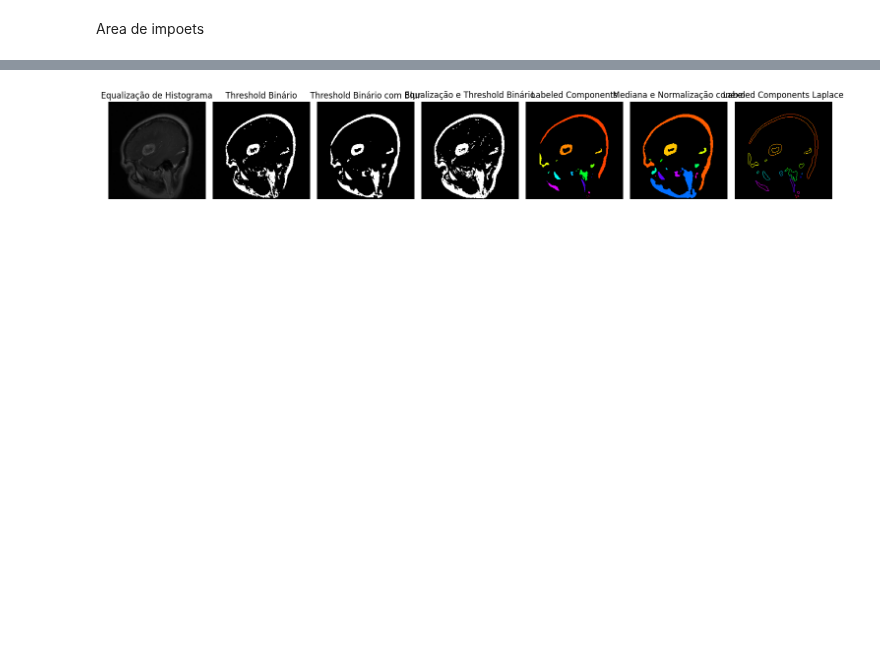
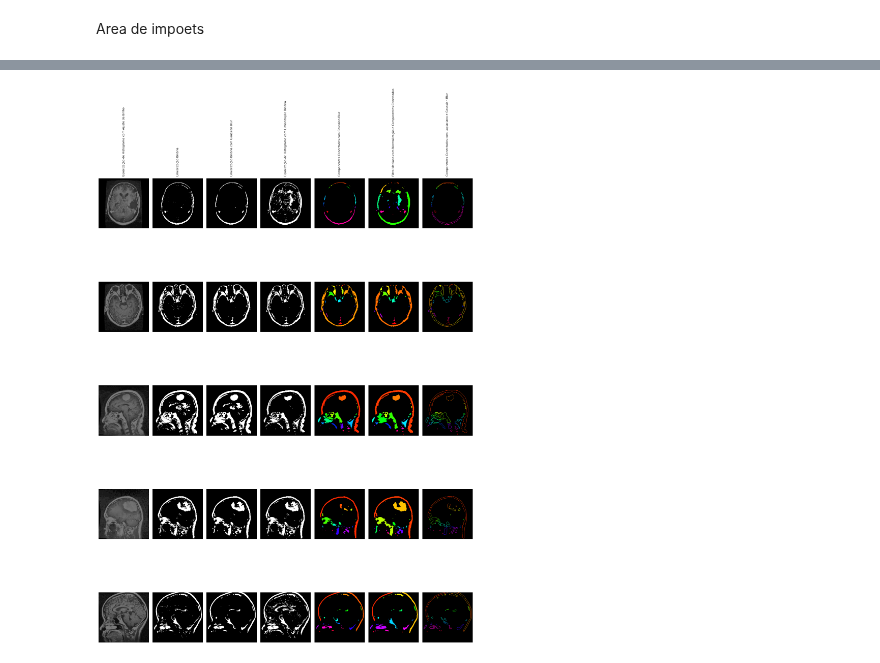
Before and after one commit to ViniciusBPessoa/Repositorio_Academico_Multidisciplinar, a Jupyter notebook: Processamento_imagens/projeto bolado/principal_algoritimo.ipynb, the cells around one changed output, grey strips where cells are left out. Cells and saved outputs as stored; diff of their text form; code cells hidden in the pictures; blank space fills up the shorter version.

```diff
--- a/Processamento_imagens/projeto bolado/principal_algoritimo.ipynb
+++ b/Processamento_imagens/projeto bolado/principal_algoritimo.ipynb
@@ -432,27 +501,46 @@ def metodologia_pre_tc_gus_bn_lp_cpc(imagem_usada):
     laplacian = cv2.Laplacian(labeled_img, cv2.CV_8U)
 
     return laplacian
-# %%
-imagens = {
-    'Equalização de Histograma': metodologia_pre_tc_eh(Imagem_pika),
-    'Threshold Binário': metodologia_pre_tc_bn(Imagem_pika),
-    'Threshold Binário com Blur': metodologia_pre_tc_gus_bn(Imagem_pika),
-    'Equalização e Threshold Binário': metodologia_pre_tc_eh_bn(Imagem_pika),
-    'Labeled Components': metodologia_pre_tc_gus_bn_cpc(Imagem_pika),
-    'Mediana e Normalização conexo': metodologia_pre_tc_mediana_normalizacao_conexo(Imagem_pika),
-    'Labeled Components Laplace': metodologia_pre_tc_gus_bn_lp_cpc(Imagem_pika)
-}
-
-num_metodos = len(imagens)
-fig, axes = plt.subplots(1, num_metodos, figsize=(15, 5))
-
-for ax, (nome, img) in zip(axes, imagens.items()):
-    ax.imshow(cv2.cvtColor(img, cv2.COLOR_BGR2RGB))
-    ax.set_title(nome)
-    ax.axis('off')
-
-plt.tight_layout()
-plt.show()
-# %% [output]
-[figure, removed]
+# %%
+# Selecionar 5 índices aleatórios
+np.random.seed(2020)  # Para reprodutibilidade
+indices_aleatorios = np.random.choice(len(X_train), 5, replace=False)
+
+# Definir os métodos de pré-processamento
+metodos_pre_processamento = {
+    'Equalização de Histograma com Ajuste de Brilho': equalizar_histograma_com_ajuste_brilho,
+    'Limiarização Binária': limiarizacao_binaria,
+    'Limiarização Binária com Gaussian Blur': limiarizacao_binaria_com_gaussian_blur,
+    'Equalização de Histograma com Limiarização Binária': equalizacao_histograma_com_limiarizacao_binaria,
+    'Componentes Conectados com Gaussian Blur': limiarizacao_gaussian_com_componentes_conectados,
+    'Filtro Mediana com Normalização e Componentes Conectados': filtro_mediana_com_normalizacao_e_componentes_conectados,
+    'Componentes Conectados com Laplaciano e Gaussian Blur': limiarizacao_gaussian_com_laplaciano_e_componentes_conectados,
+}
+
+# Número de métodos de pré-processamento
+num_metodos = len(metodos_pre_processamento)
+num_exemplos = len(indices_aleatorios)
+
+# Criar subplots: uma linha para cada imagem e uma coluna para cada método
+fig, axes = plt.subplots(num_exemplos, num_metodos, figsize=(15, 5*num_exemplos))
+
+# Iterar sobre os exemplos aleatórios e métodos de pré-processamento
+for i, idx in enumerate(indices_aleatorios):
+    imagem_exemplo = X_train[idx]
+    imagem_exemplo = (imagem_exemplo * 255).astype(np.uint8)  # Converter para imagem 8-bit
+
+    for j, (nome_metodo, metodo) in enumerate(metodos_pre_processamento.items()):
+        imagem_processada = metodo(imagem_exemplo)
+        ax = axes[i, j]
+        ax.imshow(cv2.cvtColor(imagem_processada, cv2.COLOR_BGR2RGB))
+        if i == 0:
+            ax.set_title(nome_metodo, fontsize=8, rotation=90, verticalalignment='bottom')  # Título na primeira linha
+        if j == 0:
+            ax.set_ylabel(f'Imagem {i+1}', fontsize=8)  # Rótulo das imagens na primeira coluna
+        ax.axis('off')  # Desativar eixos
+
+plt.tight_layout()
+plt.show()
+# %% [output]
+[figure, added]
 # %%
```
Also changed, not shown: parts of 24 cells of this notebook, 33 other files.
